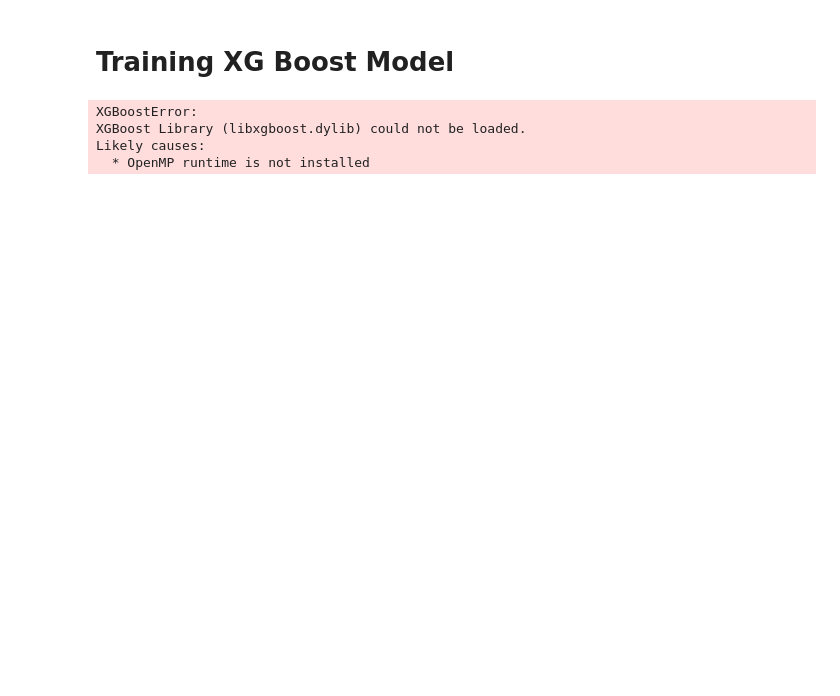
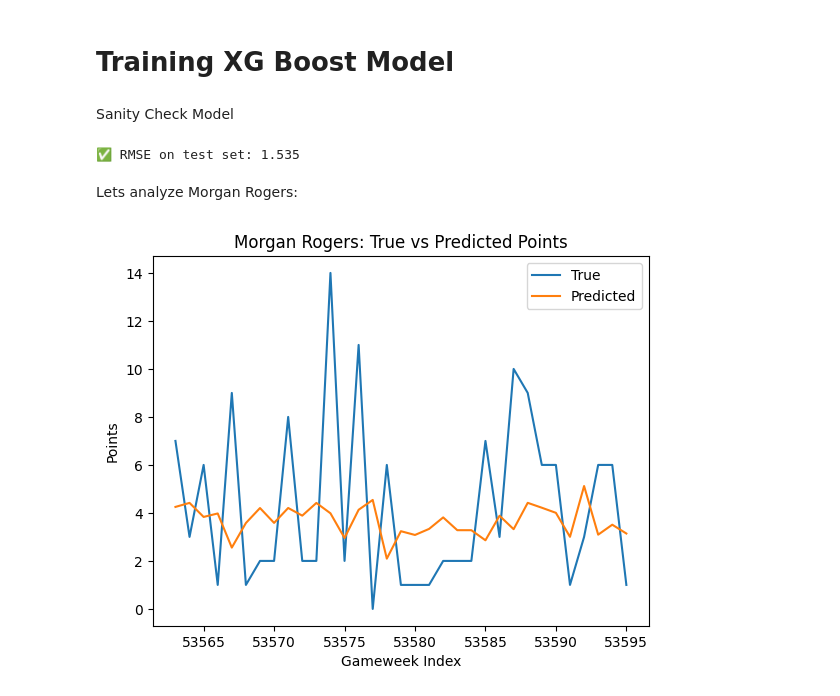
Before and after one commit to Legend11235/fpl_optimizer, a Jupyter notebook: notebooks/FPL_Optimizer.ipynb, the cells around one changed output. Cells and saved outputs as stored; diff of their text form; code cells hidden in the pictures; blank space fills up the shorter version.

```diff
--- a/notebooks/FPL_Optimizer.ipynb
+++ b/notebooks/FPL_Optimizer.ipynb
@@ -1058,9 +1070,45 @@ Saved final dataset to: 2022-23_to_2024-25_final.csv
 # %% [markdown]
 # Training XG Boost Model
-# %%
-Sanity Check MOdel
-# %% [output]
-XGBoostError:
-XGBoost Library (libxgboost.dylib) could not be loaded.
-Likely causes:
-  * OpenMP runtime is not installed
+# %% [markdown]
+Sanity Check Model
+# %%
+import pandas as pd
+import xgboost as xgb
+from sklearn.model_selection import train_test_split
+from sklearn.metrics import mean_squared_error
+import numpy as np
+
+# === Load dataset ===
+df = pd.read_csv("../data/2022-23_to_2024-25_final.csv")
+
+# === Define features and target ===
+target = "total_points_next_gw"
+features = df.columns.drop([target])
+
+X = df[features]
+y = df[target]
+
+# === Quick train/test split (no shuffle for time-order) ===
+X_train, X_test, y_train, y_test = train_test_split(
+    X, y, test_size=0.2, shuffle=False
+)
+
+# === Train model ===
+model = xgb.XGBRegressor(
+    n_estimators=100,
+    max_depth=5,
+    learning_rate=0.1,
+    random_state=42,
+    verbosity=1
+)
+
+model.fit(X_train, y_train)
+
+# === Predict & evaluate ===
+y_pred = model.predict(X_test)
+rmse = np.sqrt(mean_squared_error(y_test, y_pred))
+print(f"✅ RMSE on test set: {rmse:.3f}")
+# %% [output]
+✅ RMSE on test set: 1.535
+# %% [markdown]
+Lets analyze Morgan Rogers:
@@ -1066,0 +1117,21 @@ Likely causes:
+# %%
+# Add predictions to test set
+X_test["predicted_points"] = y_pred
+X_test["true_points"] = y_test.values
+X_test["global_player_id"] = df.iloc[X_test.index]["global_player_id"].values
+
+# Filter for Håland
+haaland_pred_df = X_test[X_test["global_player_id"] == 1070]
+
+# Visualize
+import matplotlib.pyplot as plt
+
+plt.plot(haaland_pred_df.index, haaland_pred_df["true_points"], label="True")
+plt.plot(haaland_pred_df.index, haaland_pred_df["predicted_points"], label="Predicted")
+plt.title("Morgan Rogers: True vs Predicted Points")
+plt.xlabel("Gameweek Index")
+plt.ylabel("Points")
+plt.legend()
+plt.show()
+# %% [output]
+[figure, added]
```
Also changed, not shown: parts of 20 cells of this notebook, 1 other file.
